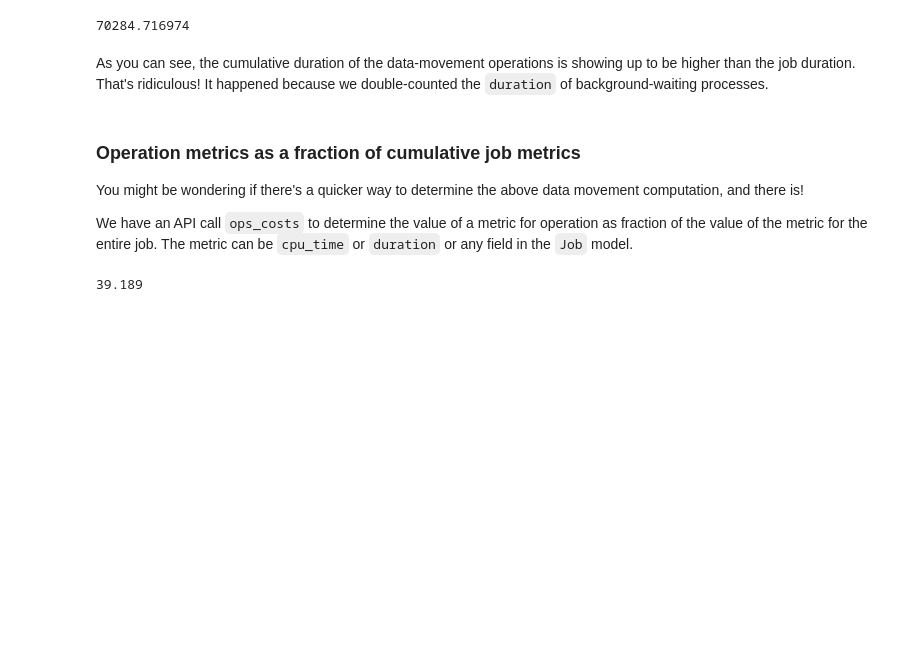
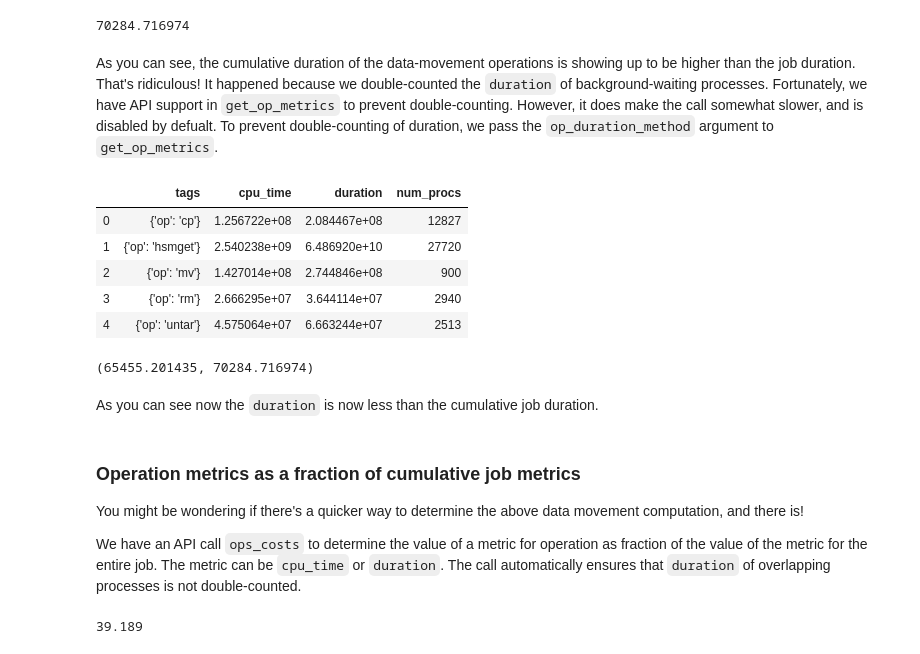
Before and after one commit to ilaflott/epmt, a Jupyter notebook: notebooks/Query-API.ipynb, the cells around one changed output. Saved outputs shown, nothing was run; the diff lists cells and outputs as text; code cells hidden in the pictures; blank space fills up the shorter version.

```diff
--- a/notebooks/Query-API.ipynb
+++ b/notebooks/Query-API.ipynb
@@ -656,10 +656,27 @@ s/1e6
 70284.716974
 # %% [markdown]
 As you can see, the cumulative duration of the data-movement operations is showing up to be higher than the job duration. That's ridiculous! It happened because we double-counted the `duration` of background-waiting processes.
+Fortunately, we have API support in `get_op_metrics` to prevent double-counting. However, it does make the call somewhat slower, and is disabled by defualt. To prevent double-counting of duration, we pass the `op_duration_method` argument to `get_op_metrics`.
+# %%
+dm_ops_df_grouped = eq.get_op_metrics(jobs, tags = dm_tags, group_by_tag = True, op_duration_method = 'sum-minus-overlap')
+dm_ops_df_grouped[['tags', 'cpu_time', 'duration', 'num_procs']]
+# %% [output]
+|  | tags | cpu_time | duration | num_procs |
+| 0 | {'op': 'cp'} | 1.256722e+08 | 2.084467e+08 | 12827 |
+| 1 | {'op': 'hsmget'} | 2.540238e+09 | 6.486920e+10 | 27720 |
+| 2 | {'op': 'mv'} | 1.427014e+08 | 2.744846e+08 | 900 |
+| 3 | {'op': 'rm'} | 2.666295e+07 | 3.644114e+07 | 2940 |
+| 4 | {'op': 'untar'} | 4.575064e+07 | 6.663244e+07 | 2513 |
+# %%
+dm_ops_df_grouped['duration'].sum()/1e6, jobs_duration/1e6
+# %% [output]
+(65455.201435, 70284.716974)
+# %% [markdown]
+As you can see now the `duration` is now less than the cumulative job duration.
 # %% [markdown]
 ### <a name="ops-costs">Operation metrics as a fraction of cumulative job metrics</a>
 
 You might be wondering if there's a quicker way to determine the above data movement computation, and there is!
 
-We have an API call `ops_costs` to determine the value of a metric for operation as fraction of the value of the metric for the entire job. The metric can be `cpu_time` or `duration` or any field in the `Job` model.
+We have an API call `ops_costs` to determine the value of a metric for operation as fraction of the value of the metric for the entire job. The metric can be `cpu_time` or `duration`. The call automatically ensures that `duration` of overlapping processes is not double-counted.
 # %%
```
Also changed, not shown: parts of 25 cells of this notebook, 6 other files.
